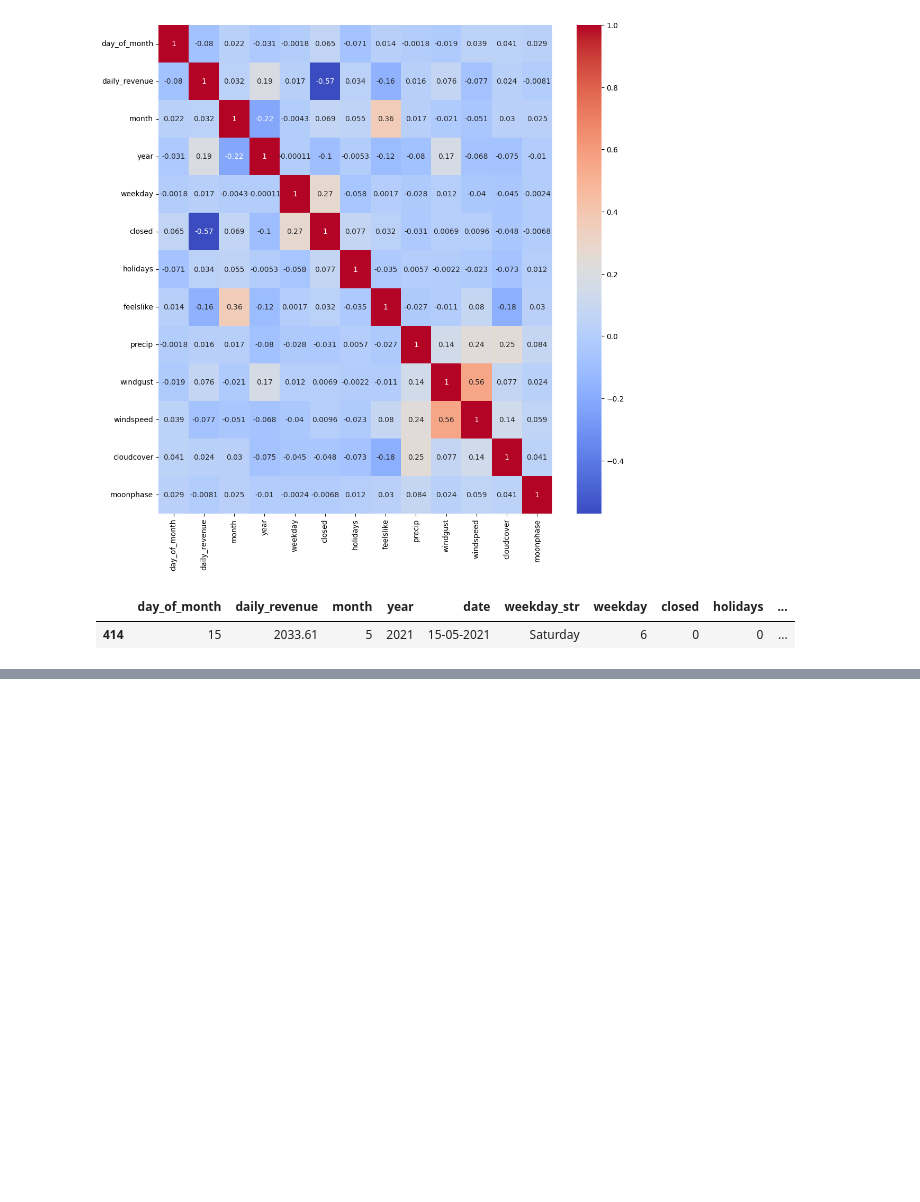
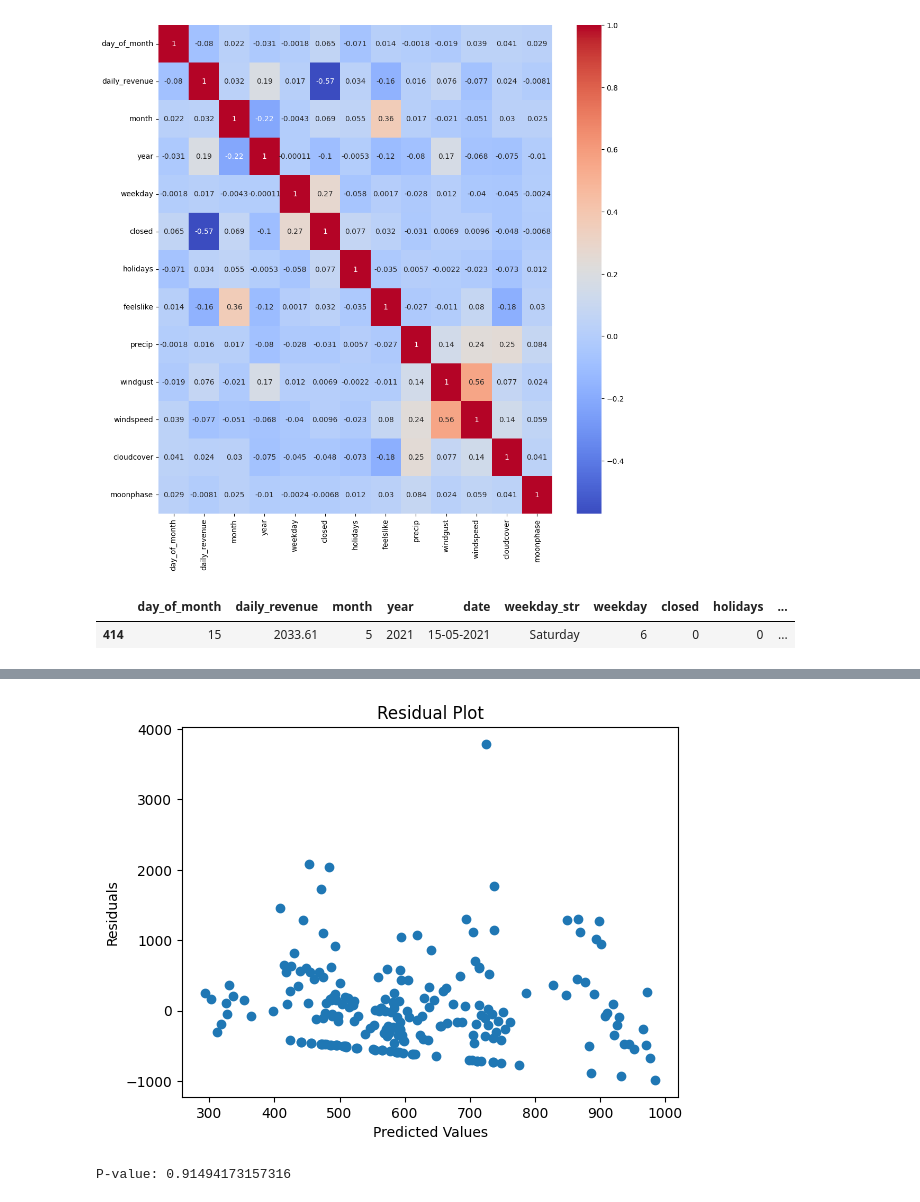
Before and after one commit to germanortola/restaurants-in-Barcelona, a Jupyter notebook: draft_lalluna.ipynb, the cells around one changed output, grey strips where cells are left out. Saved outputs shown, nothing was run; the diff lists cells and outputs as text; code cells hidden in the pictures; blank space fills up the shorter version.

```diff
--- a/draft_lalluna.ipynb
+++ b/draft_lalluna.ipynb
@@ -482,0 +549,2 @@ la_lluna.to_csv("la_lluna.csv", index=False)
+# %%
+la_lluna['date_numeric'] = pd.to_numeric(la_lluna['date'])
@@ -482,0 +678,8 @@ la_lluna.to_csv("la_lluna.csv", index=False)
+# %%
+
+
+# Split the data into training and testing sets
+X_train, X_test, y_train, y_test = train_test_split(df_relevant.drop('daily_revenue', axis=1), df_relevant['daily_revenue'], test_size=0.2, random_state=42)
+
+print(f"Training set size: {len(X_train)}")
+print(f"Testing set size: {len(X_test)}")
@@ -482,0 +689,17 @@ la_lluna.to_csv("la_lluna.csv", index=False)
+# %%
+
+
+# Create a linear regression model
+model = LinearRegression()
+
+# Fit the model to the training data
+model.fit(X_train, y_train)
+
+# Predict on the test data
+y_pred = model.predict(X_test)
+
+# Calculate the mean squared error of the predictions
+mse = mean_squared_error(y_test, y_pred)
+
+# Print the mean squared error
+print("Mean squared error: ", mse)
@@ -482,0 +717,20 @@ la_lluna.to_csv("la_lluna.csv", index=False)
+# %%
+
+
+# Calculate the residuals
+residuals = y_test - y_pred
+
+# Create a residual plot
+plt.scatter(y_pred, residuals)
+plt.title('Residual Plot')
+plt.xlabel('Predicted Values')
+plt.ylabel('Residuals')
+plt.show()
+# %% [output]
+[figure, added]
+# %%
+from scipy.stats import f_oneway
+f_statistic, p_value = f_oneway(y_train, model.predict(X_train))
+print("P-value:", p_value)
+# %% [output]
+P-value: 0.91494173157316
```
Also changed, not shown: parts of 25 cells of this notebook, 3 other files.
